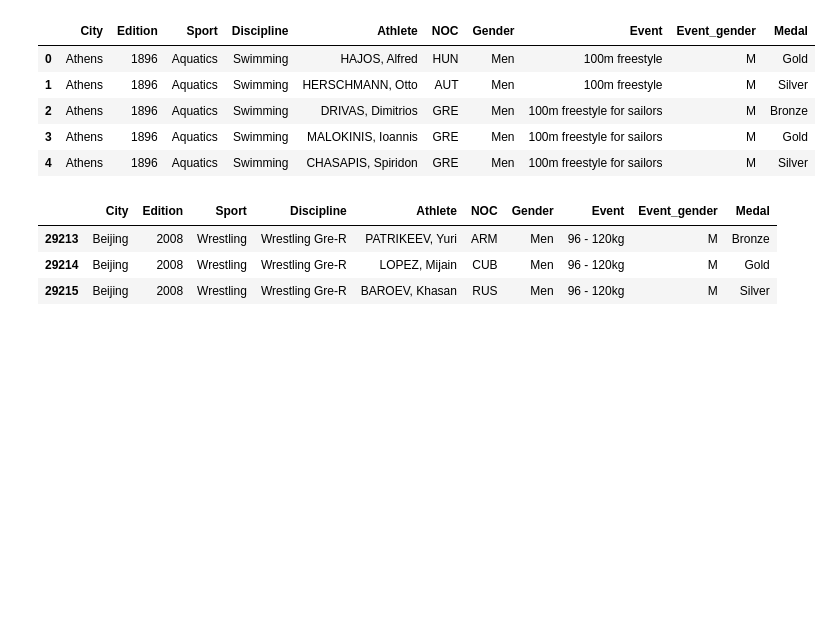
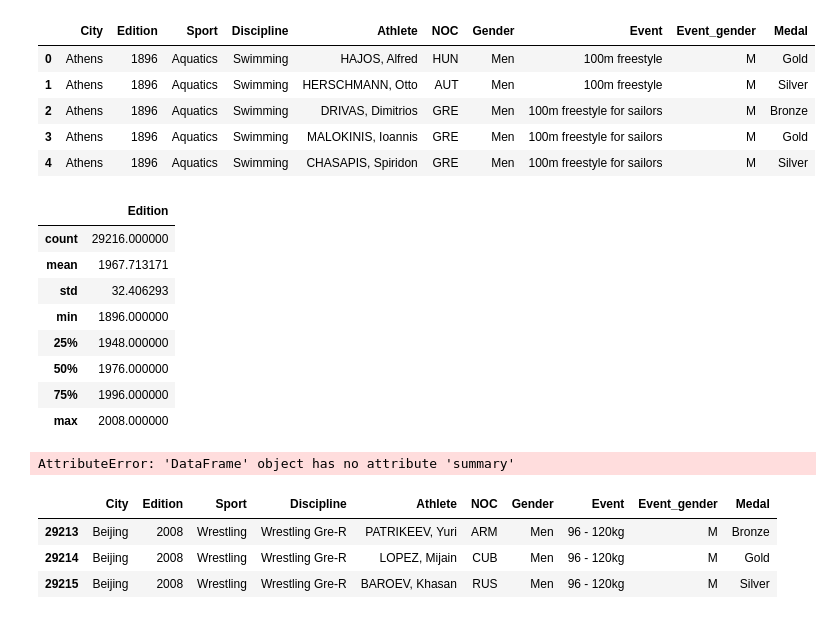
Before and after one commit to cxy7988/MGS3101, a Jupyter notebook: Week3/pandas_tutorial.ipynb, the cells around one changed output. Cells and saved outputs as stored; diff of their text form; code cells hidden in the pictures; blank space fills up the shorter version.

```diff
--- a/Week3/pandas_tutorial.ipynb
+++ b/Week3/pandas_tutorial.ipynb
@@ -99,6 +99,22 @@ df.head()
 | 2 | Athens | 1896 | Aquatics | Swimming | DRIVAS, Dimitrios | GRE | Men | 100m freestyle for sailors | M | Bronze |
 | 3 | Athens | 1896 | Aquatics | Swimming | MALOKINIS, Ioannis | GRE | Men | 100m freestyle for sailors | M | Gold |
 | 4 | Athens | 1896 | Aquatics | Swimming | CHASAPIS, Spiridon | GRE | Men | 100m freestyle for sailors | M | Silver |
+# %%
+df.describe()
+# %% [output]
+|  | Edition |
+| count | 29216.000000 |
+| mean | 1967.713171 |
+| std | 32.406293 |
+| min | 1896.000000 |
+| 25% | 1948.000000 |
+| 50% | 1976.000000 |
+| 75% | 1996.000000 |
+| max | 2008.000000 |
+# %%
+df.summary()
+# %% [output]
+AttributeError: 'DataFrame' object has no attribute 'summary'
 # %%
 df.tail(3)
 # %% [output]
```
Also changed, not shown: 3 other files.
